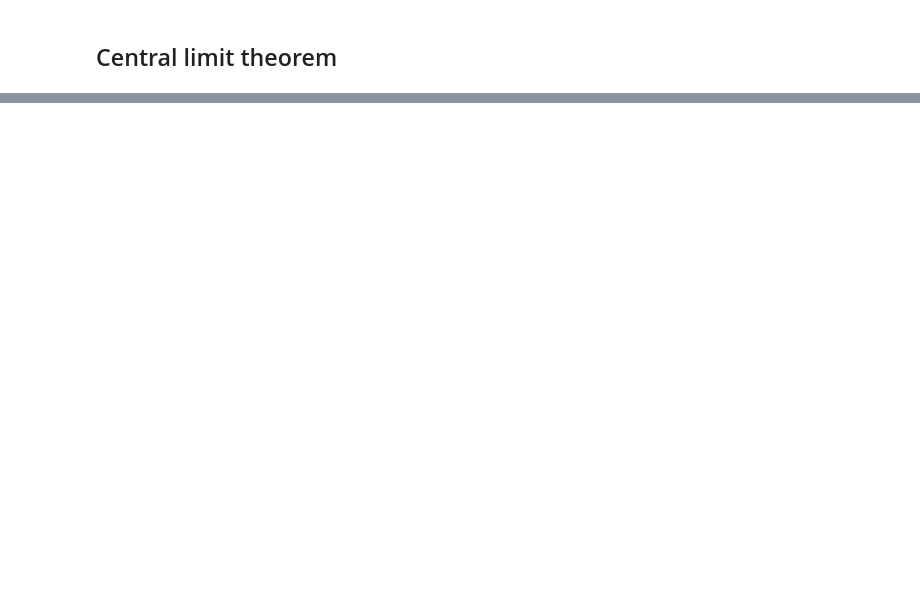
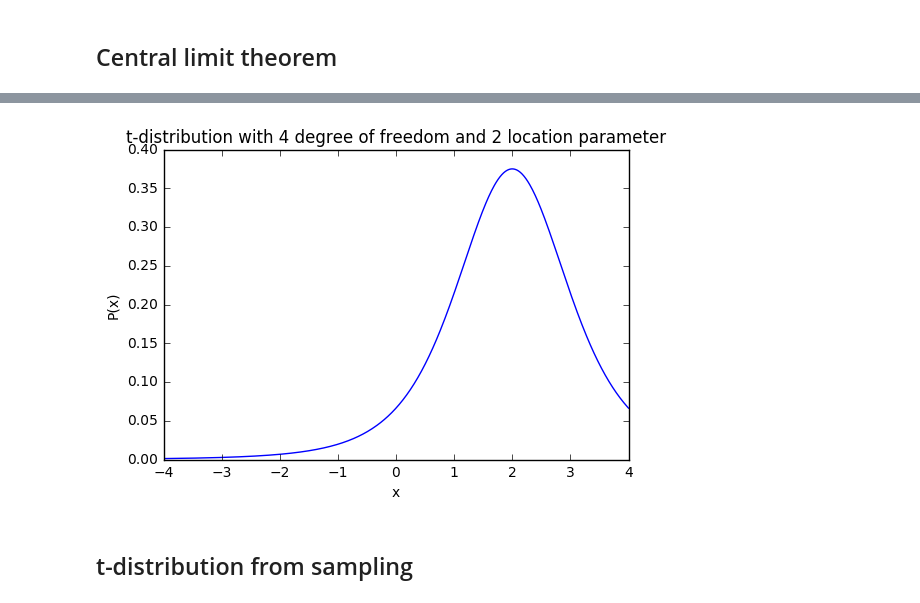
Before and after one commit to Vilozio/statistics, a Jupyter notebook: Statistics.ipynb, the cells around one changed output, grey strips where cells are left out. Cells and saved outputs as stored; diff of their text form; code cells hidden in the pictures; blank space fills up the shorter version.

```diff
--- a/Statistics.ipynb
+++ b/Statistics.ipynb
@@ -55,0 +103,18 @@ plt.show()
+# %%
+def draw_t_distrib(degrees_of_freedom, location_parameter, color='b'):
+    size = 500
+    t_dens = np.zeros(size)
+    x_axis = np.linspace(-4, 4, num=size)
+    for i in range(size):
+        t_dens[i] = t_distribution(x_axis[i], degrees_of_freedom, mu=location_parameter)
+    plt.plot(x_axis, t_dens, color)
+
+draw_t_distrib(4, 2)
+plt.xlabel('x')
+plt.ylabel('P(x)')
+plt.title('t-distribution with 4 degree of freedom and 2 location parameter')
+plt.show()
+# %% [output]
+[figure, added]
+# %% [markdown]
+## t-distribution from sampling
```
Also changed, not shown: parts of 11 cells of this notebook.
